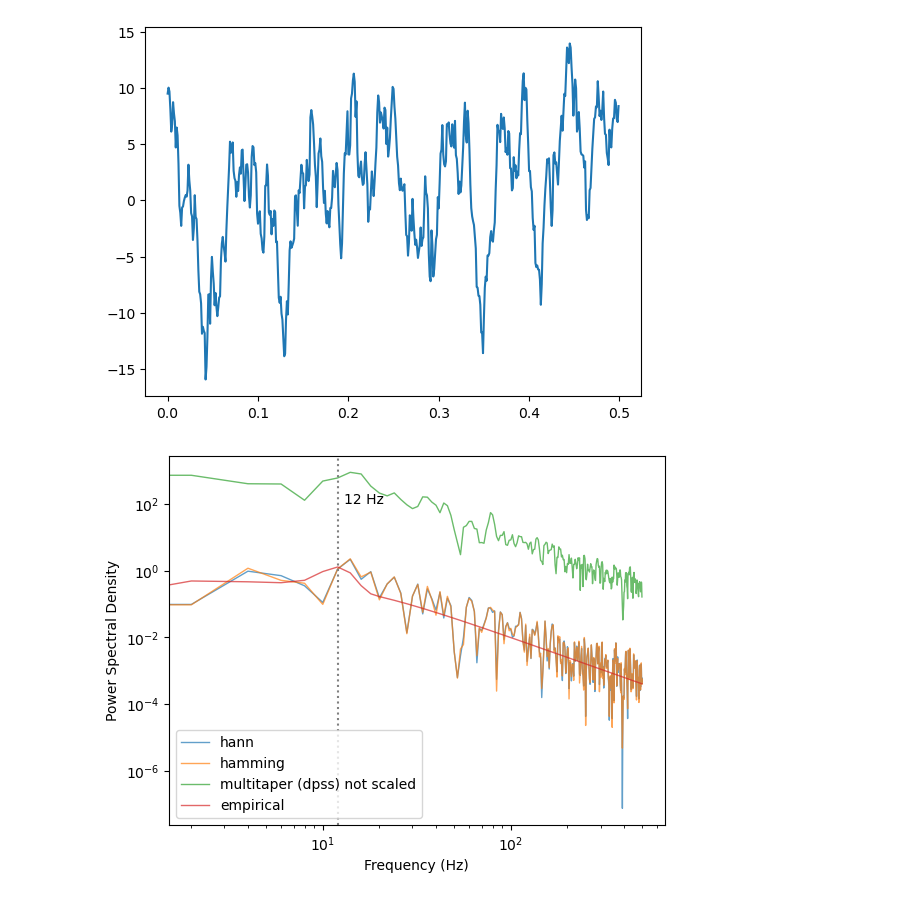
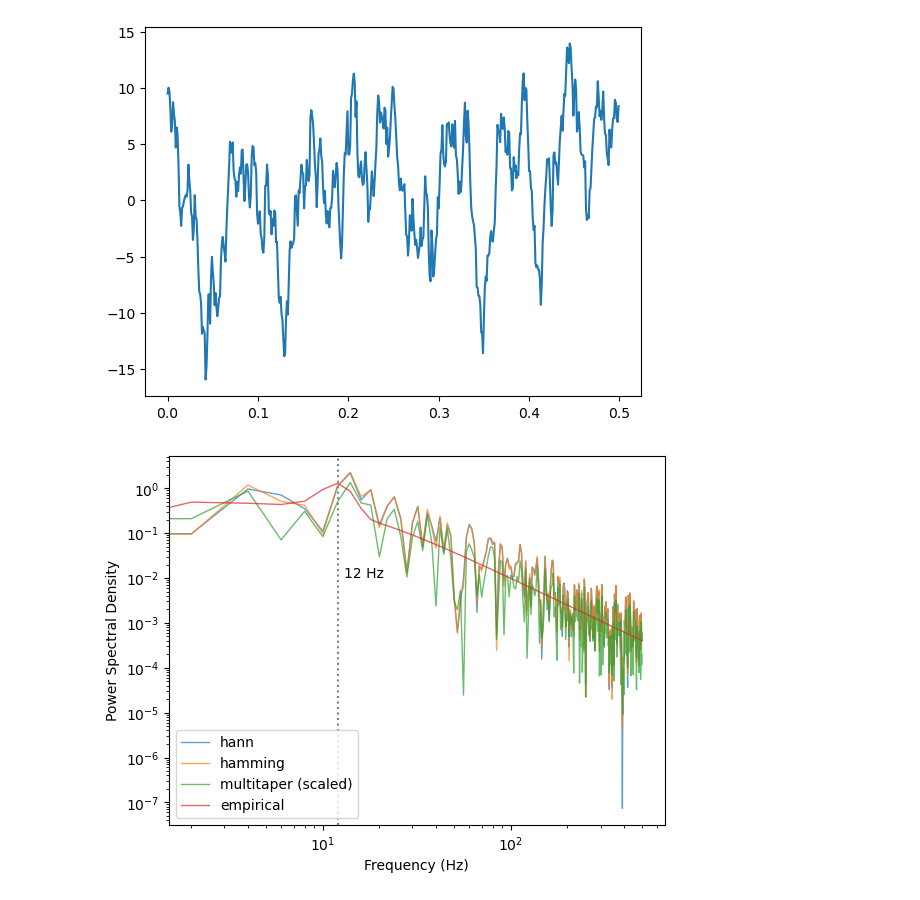
Before and after one commit to anika-kum/spectral-analysis-comparison, a Jupyter notebook: taper_comparison_test.ipynb, the cells around one changed output. Cells and saved outputs as stored; diff of their text form; code cells hidden in the pictures.

Commit message:
power and scaling adjustments

```diff
--- a/taper_comparison_test.ipynb
+++ b/taper_comparison_test.ipynb
@@ -9,7 +9,7 @@ res = spectrum(
     aperiodic_exponent=2.0,
     aperiodic_offset=2.0,
     knee=200,
-    peaks=[{'freq':12.0, 'amplitude': 1.0, 'sigma': 2.0}],
+    peaks=[{'freq':12, 'amplitude': 1.0, 'sigma': 2.0}],
     average_firing_rate=0.0,
     random_state=42,
     direct_estimate=True,
@@ -64,19 +64,20 @@ import numpy as np
 from scipy.signal.windows import dpss
 from scipy.fft import fft, fftfreq
 
-def multitaper_psd(signal, fs=1000, NW=2, K=None):
+def multitaper_psd(signal, fs=1000, TW=1, K=None):
     N = len(signal)
 
     # deafult to 2*NW - 1 tapers
-    K = K or int(2 * NW - 1)
+    K = K or int(2 * TW - 1)
 
     # create dpss tapers
-    tapers = dpss(N, NW, K)  # shape: (K, N)
+    tapers = dpss(N, TW, K)  # shape: (K, N)
 
-    # Apply each taper to the signal
+    # Apply each taper to the signals
     tapered_signals = np.array([signal * taper for taper in tapers])  # shape: (K, N)
 
-    fft_sum = np.sum(np.abs(fft(tapered_signals, axis=1))**2, axis=0)  # summed PSD across tapers; power = |FFT|^2
+    fft_sum = np.sum(np.abs(fft(tapered_signals, axis=1))**2, axis=0) / (fs * N)  # summed PSD across tapers
+    fft_sum = fft_sum * fs / 2 # scaling
 
     psd = fft_sum / K  # Average PSD
     freqs = fftfreq(N, d=1/fs)
@@ -85,21 +88,21 @@ def multitaper_psd(signal, fs=1000, NW=2, K=None):
 # %%
 # Plotting...
 
 freq_hann, psd_hann = single_taper_psd(signal, 'hann')
 freq_hamming, psd_hamming = single_taper_psd(signal, 'hamming')
 freq_mt, psd_mt = multitaper_psd(signal)
 
 plt.loglog(freq_hann, psd_hann, linewidth=1, alpha=0.7, label='hann')
 plt.loglog(freq_hamming, psd_hamming, linewidth=1, alpha=0.7, label='hamming')
-plt.loglog(freq_mt, psd_mt, linewidth=1, alpha=0.7, label='multitaper (dpss) not scaled')
+plt.loglog(freq_mt, psd_mt, linewidth=1, alpha=0.7, label='multitaper (scaled)')
 plt.plot(fd.frequencies, fd.combined_spectrum, linewidth=1, alpha=0.7, label='empirical')
 
 plt.axvline(x=12, color='gray', linestyle=':', linewidth=1.5)
-plt.text(13, 100,'12 Hz')
+plt.text(13, 0.01,'12 Hz')
 
 plt.xlabel('Frequency (Hz)')
 plt.ylabel('Power Spectral Density')
 plt.legend()
 plt.show()
 # %% [output]
-[figure, old version]
+[figure, new version]
```
Also changed, not shown: parts of 1 cell of this notebook.
